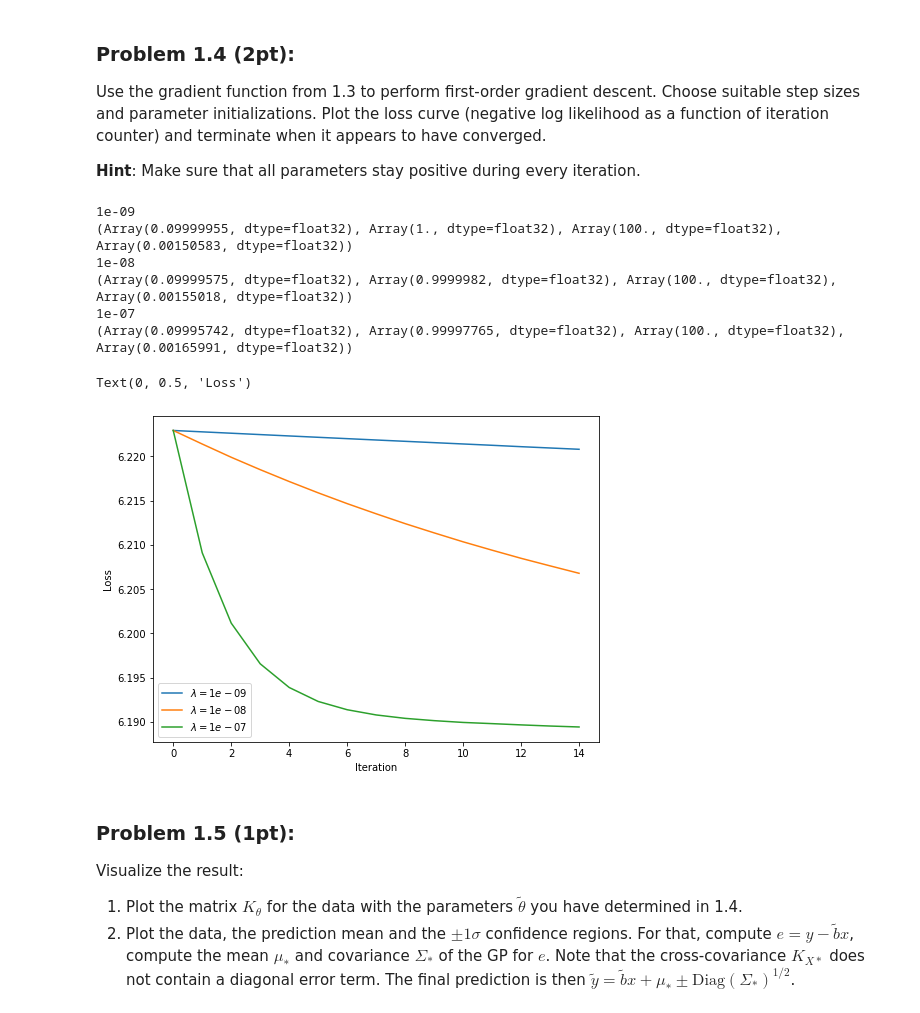
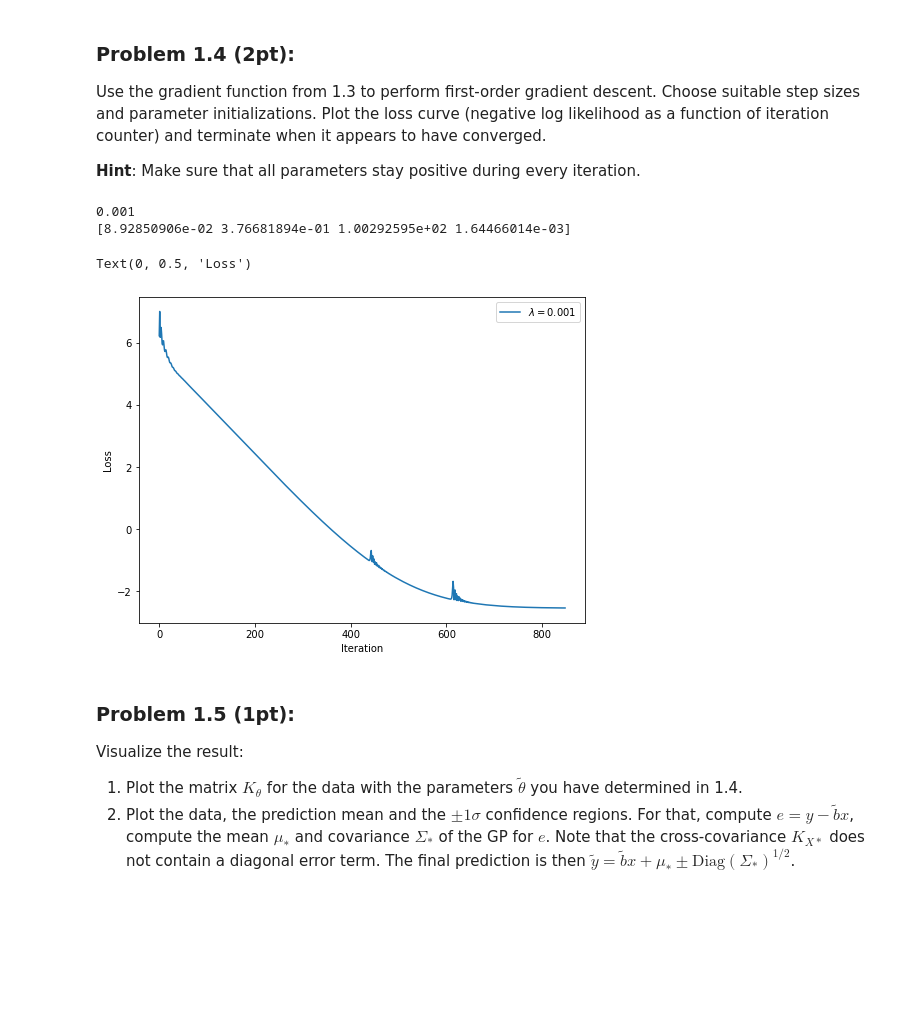
Before and after one commit to vanessaroser/sml505-assignment3, a Jupyter notebook: Assignment3.ipynb, the cells around one changed output. Saved outputs shown, nothing was run; the diff lists cells and outputs as text; code cells hidden in the pictures; blank space fills up the shorter version.

Commit message:
added stupid grad descent adam thing

```diff
--- a/Assignment3.ipynb
+++ b/Assignment3.ipynb
@@ -217,47 +218,68 @@ Use the gradient function from 1.3 to perform first-order gradient descent. Choo
 
 **Hint**: Make sure that all parameters stay positive during every iteration.
 # %%
-from jax import jit, value_and_grad
+from jax import value_and_grad
+from functools import partial
 
 b = 0.0015
 sigma = 0.1
 alpha = 1
 tau = 100
+
+#ADAM PARAMS
+alpha_ad = 1e-3
+betas = (.9,.999)
+eps = 1e-8
+tol = 1e-5
+total_steps = 1000
+
 params = jnp.asarray([sigma, alpha, tau, b])
 
 def loss(X, Y, params):
     return -get_lkhd(X,Y,params)
 
-@jit
-def optimize(params, step_size, steps=15):
+def optimize(params, step_size, total_steps=total_steps):
     losses = []
-    for step in range(steps):
+    step=0
+    m = 0
+    v = 0
+    prev_value=[]
+    #for step in range(steps):
+    while step < total_steps:
         # compute value and gradients of the loss function
         value, grads = value_and_grad(loss,argnums=2)(X, Y, params)
         losses.append(value)
         # update parameters with first order downhill step
-        params = tuple(x - step_size * dx for x, dx in zip(params, grads))
+        #params = tuple(x - step_size * dx for x, dx in zip(params, grads))
+        #UPDATE WITH ADAM
+        m = betas[0] * m + (1-betas[0]) * grads
+        v = betas[1] * v + (1-betas[1]) * grads ** 2
+        m_hat = m / (1-betas[0] ** (step + 1))
+        v_hat = v / (1-betas[1] ** (step + 1))
+        params = params - alpha_ad * m_hat / (jnp.sqrt(v_hat) + eps)
+        step += 1
+
+        if step > 2 and jnp.abs(value-prev_value) < tol:
+            return params, losses
+        prev_value = value
+
     return params, losses
 
 plt.figure(figsize=(8,6), facecolor='white')
-for step_size in [1e-9, 1e-8, 1e-7]: #[0.01,0.05,0.1]:
+for step_size in [1e-3]: #[0.01,0.05,0.1]:
     params = jnp.asarray([sigma, alpha, tau, b])
     params_out, losses = optimize(params, step_size)
     print(step_size)
     print(params_out)
     plt.plot(losses, label='$\lambda={}$'.format(step_size))
 plt.legend()
 plt.xlabel('Iteration')
 plt.ylabel('Loss')
 # %% [output]
-1e-09
-(Array(0.09999955, dtype=float32), Array(1., dtype=float32), Array(100., dtype=float32), Array(0.00150583, dtype=float32))
-1e-08
-(Array(0.09999575, dtype=float32), Array(0.9999982, dtype=float32), Array(100., dtype=float32), Array(0.00155018, dtype=float32))
-1e-07
-(Array(0.09995742, dtype=float32), Array(0.99997765, dtype=float32), Array(100., dtype=float32), Array(0.00165991, dtype=float32))
+0.001
+[8.92850906e-02 3.76681894e-01 1.00292595e+02 1.64466014e-03]
 Text(0, 0.5, 'Loss')
-[figure, old version]
+[figure, new version]
 # %% [markdown]
 ### Problem 1.5 (1pt):
 
```
Also changed, not shown: parts of 2 cells of this notebook.
